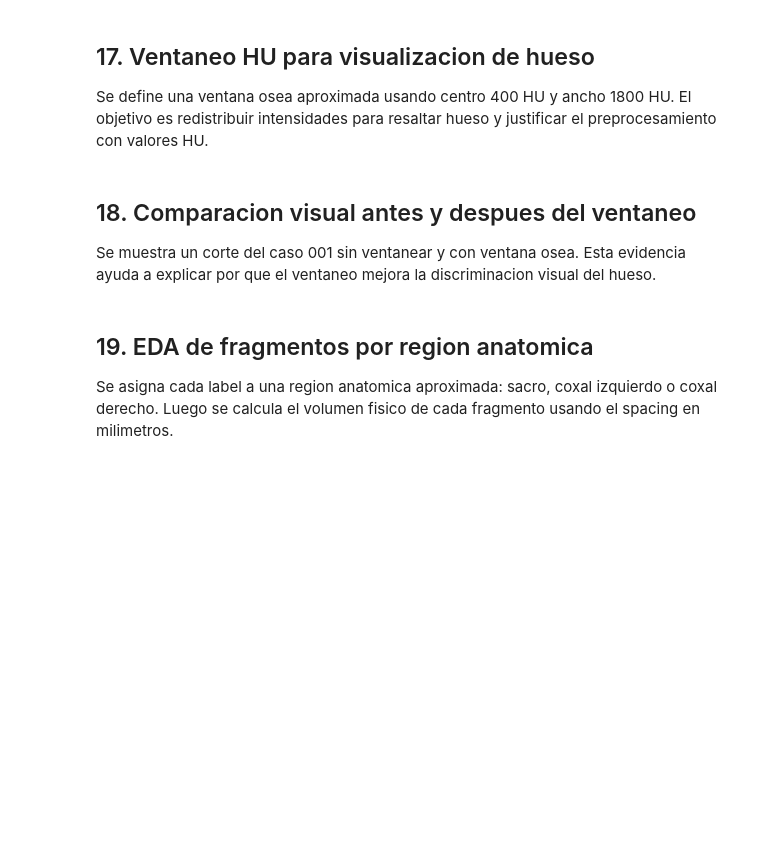
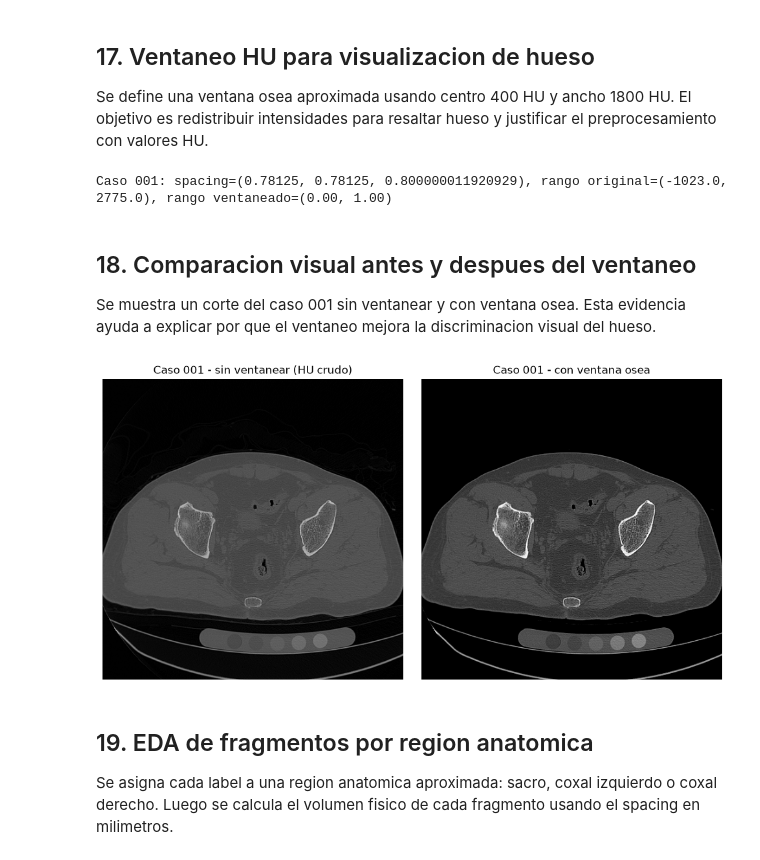
Before and after one commit to anniecorrea/proyecto_analitica_corte2, a Jupyter notebook: entrega1.ipynb, the cells around one changed output. Saved outputs shown, nothing was run; the diff lists cells and outputs as text; code cells hidden in the pictures; blank space fills up the shorter version.

```diff
--- a/entrega1.ipynb
+++ b/entrega1.ipynb
@@ -414,10 +396,10 @@ print(split_dataset.groupby(["split", "complexity"]).size().unstack(fill_value=0
 
 Se define una ventana osea aproximada usando centro 400 HU y ancho 1800 HU. El objetivo es redistribuir intensidades para resaltar hueso y justificar el preprocesamiento con valores HU.
 # %%
-def load_nifti(path):
-    img = nib.load(str(resolve_repo_path(path)))
-    volume = img.get_fdata()
-    spacing = img.header.get_zooms()  # (x, y, z) en mm
+def load_mha(path):
+    image = sitk.ReadImage(str(resolve_repo_path(path)))
+    volume = sitk.GetArrayFromImage(image).astype(np.float32)  # orden (z, y, x)
+    spacing = tuple(float(value) for value in image.GetSpacing())  # (x, y, z) mm
     return volume, spacing
 
 
@@ -428,38 +410,42 @@ def apply_hu_window(volume, window_center=400, window_width=1800):
     windowed = (windowed - low) / (high - low)
     return windowed
 
-# prueba rapida sobre un caso
-volume, spacing = load_nifti(nifti_df.loc[0, "image_path"])
+# prueba rapida sobre un caso MHA
+volume, spacing = load_mha(df.loc[0, "image_path"])
 windowed = apply_hu_window(volume)
-print(f"Caso {nifti_df.loc[0, 'case_id']}: spacing={spacing}, "
+print(f"Caso {df.loc[0, 'case_id']}: spacing={spacing}, "
       f"rango original=({volume.min():.1f}, {volume.max():.1f}), "
       f"rango ventaneado=({windowed.min():.2f}, {windowed.max():.2f})")
+# %% [output]
+Caso 001: spacing=(0.78125, 0.78125, 0.800000011920929), rango original=(-1023.0, 2775.0), rango ventaneado=(0.00, 1.00)
 # %% [markdown]
 ## 18. Comparacion visual antes y despues del ventaneo
 
 Se muestra un corte del caso 001 sin ventanear y con ventana osea. Esta evidencia ayuda a explicar por que el ventaneo mejora la discriminacion visual del hueso.
 # %%
 case_id = "001"
-row = nifti_df[nifti_df["case_id"] == case_id].iloc[0]
+row = df[df["case_id"] == case_id].iloc[0]
 
-volume, spacing = load_nifti(row["image_path"])
+volume, spacing = load_mha(row["image_path"])
 windowed = apply_hu_window(volume)
 
-# corte del medio del volumen (eje Z)
-mid_slice = volume.shape[2] // 2  # con nibabel el eje Z suele ser el último
+# SimpleITK entrega el volumen en orden (z, y, x)
+mid_slice = volume.shape[0] // 2
 
-fig, axes = plt.subplots(1, 2, figsize=(10, 10))
+fig, axes = plt.subplots(1, 2, figsize=(10, 5))
 
-axes[0].imshow(volume[:, :, mid_slice], cmap="gray")
-axes[0].set_title(f"Caso {case_id} — sin ventanear (HU crudo)")
+axes[0].imshow(volume[mid_slice], cmap="gray")
+axes[0].set_title(f"Caso {case_id} - sin ventanear (HU crudo)")
 axes[0].axis("off")
 
-axes[1].imshow(windowed[:, :, mid_slice], cmap="gray")
-axes[1].set_title(f"Caso {case_id} — con ventana ósea")
+axes[1].imshow(windowed[mid_slice], cmap="gray", vmin=0, vmax=1)
+axes[1].set_title(f"Caso {case_id} - con ventana osea")
 axes[1].axis("off")
 
 plt.tight_layout()
 plt.show()
+# %% [output]
+[figure, added]
 # %% [markdown]
 ## 19. EDA de fragmentos por region anatomica
 
```
Also changed, not shown: parts of 30 cells of this notebook, 5 other files.
